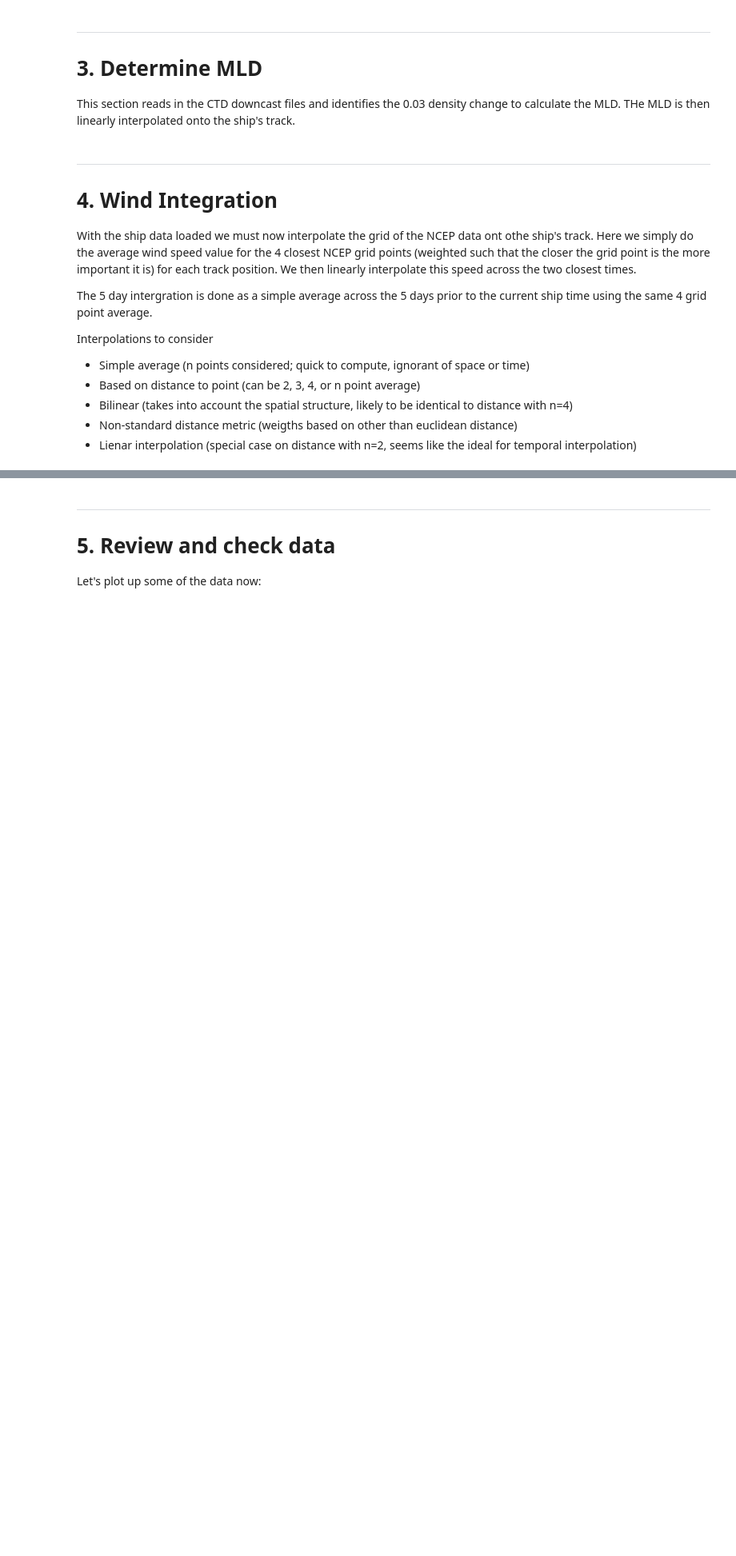
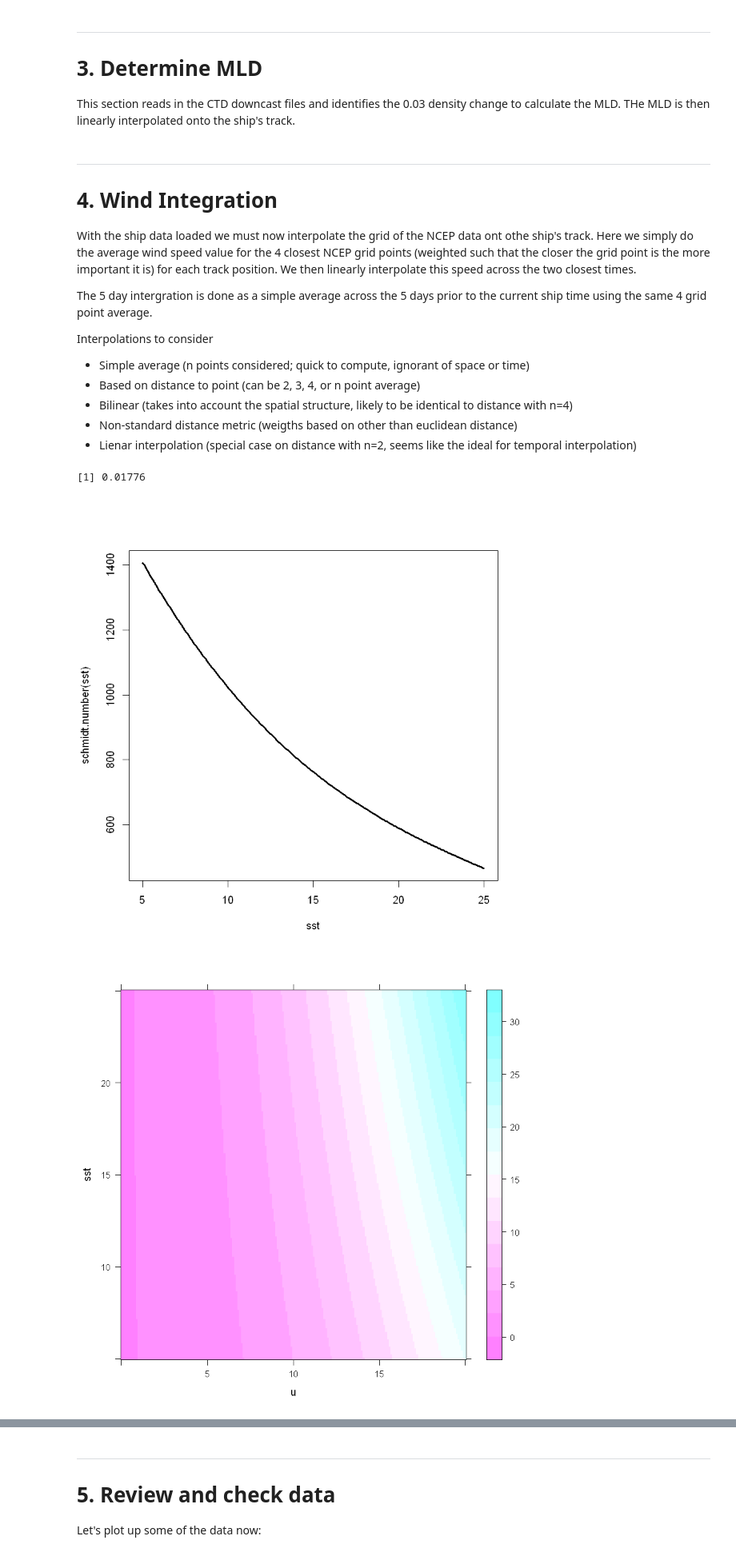
Before and after one commit to tbrycekelly/MIMS-TBK, a Jupyter notebook: Main Data Merge.ipynb, the cells around one changed output, grey strips where cells are left out. Shown at 80% size. Cells and saved outputs as stored; diff of their text form; code cells hidden in the pictures; blank space fills up the shorter version.

```diff
--- a/Main Data Merge.ipynb
+++ b/Main Data Merge.ipynb
@@ -183,8 +194,8 @@ schmidt.number = function(SST) {
 ##
 ##
 k.calc = function(u, SST) {
-   # 0.31 * u^2 / sqrt(schmidt.number(SST)/660)
-    0.074 * u^2 / sqrt(schmidt.number(SST)/660)  # m/d
+    0.27 * u^2 / sqrt(schmidt.number(SST)/660) * (24/100)  ## Sweeny et al
+    #0.074 * u^2 / sqrt(schmidt.number(SST)/660)  # m/d
 }
 
 #### Ventilation
@@ -205,8 +216,8 @@ ventilation = function(ws, mld, SST, dt) {
     ##
     for (i in 2:length(ws)) {
         ## Calculate the weighting per Reuer et al.
-        f.temp = min(k.result[i-1] * dt[i] / mld, 1)
-        weights[i] = weights[i-1] * (1 - f.temp)
+        f = max(0, min(k.result[i-1] * dt[i] / mld, 1))
+        weights[i] = weights[i-1] * (1 - f)
 
     }
 
@@ -214,33 +225,39 @@ ventilation = function(ws, mld, SST, dt) {
     k.final = sum(weights * k.result) / (1-weights[length(weights)])
     k.final / sum(weights) ## Normalize
 }
+24/100*.074
+# %% [output]
+[1] 0.01776
 # %%
 ###########################
 ## Schmidt Number Review ##
 ###########################
-par(mfrow=c(2,2))
+#par(mfrow=c(2,2))
 sst = seq(5, 25, 0.1)
 plot(sst, schmidt.number(sst), type='l', lwd=3)
 
 ###################
 ## k.calc review ##
 ###################
 library(lattice)
 u = seq(0, 20, 0.1)
 
 temp = expand.grid(u=u, sst=sst)
 temp$k = k.calc(temp$u, temp$sst)
 levelplot(k ~ u * sst, data=temp, )
 
 #################
 ## Ventilation ##
 #################
-ws = rep(2, 40)
-dt = rep(0.25, 40)
+ws = rep(7, 400)
+dt = rep(0.425, 400)
 ans = NULL
-for (i in 1:40) {
-    ans = c(ans, ventilation(ws[1:i], mld = 15, SST = 15, dt[1:i]))
+for (i in 1:400) {
+    ans = c(ans, ventilation(ws[1:i], mld = 20, SST = 15, dt[1:i]))
 }
 
-plot(ans, ylab='k value', xlab='Integration time')
-lines(x=c(0,100), y=rep(k.calc(ws[1], sst[1])))
+plot(ans, ylab='k value', xlab='Integration time', ylim=c(0,20), type='l')
+lines(x=c(0,10000), y=rep(k.calc(ws[1], sst[1]), 2))
+# %% [output]
+[figure, added]
+[figure, added]
```
Also changed, not shown: parts of 10 cells of this notebook, 11 other files.
